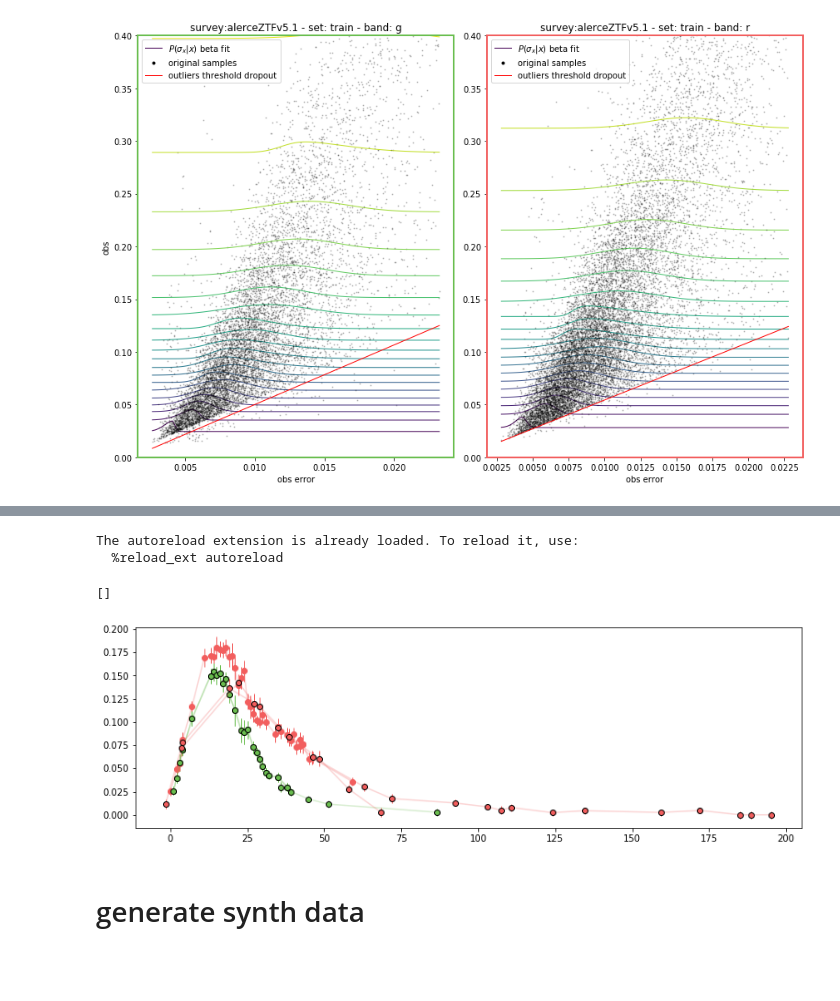
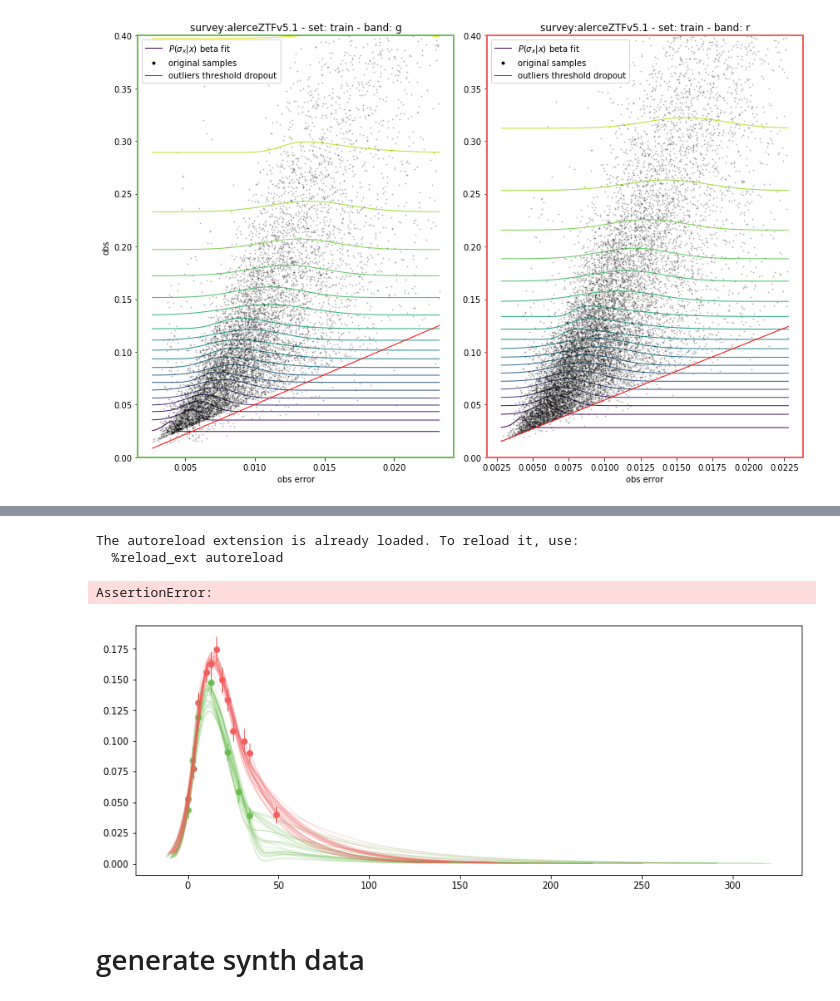
Before and after one commit to oscarpimentel/astro-lightcurves-handler, a Jupyter notebook: experiments/notebooks/create_parametric_model_dataset.ipynb, the cells around one changed output, grey strips where cells are left out. Cells and saved outputs as stored; diff of their text form; code cells hidden in the pictures; blank space fills up the shorter version.

```diff
--- a/experiments/notebooks/create_parametric_model_dataset.ipynb
+++ b/experiments/notebooks/create_parametric_model_dataset.ipynb
@@ -91,29 +91,44 @@ The autoreload extension is already loaded. To reload it, use:
 # %%
 %load_ext autoreload
 %autoreload 2
-from lchandler.synthetic.synthetic_curve_generators import FakeSNeGeneratorCF
+from lchandler.synthetic.synthetic_curve_generators import SynSNeGeneratorCF, SynSNeGeneratorMCMC
 from lchandler.plots.lc import plot_lightcurve
+from flamingchoripan.datascience.statistics import XError
 import matplotlib.pyplot as plt
+from lchandler import C_
 
 lcobj = lcdataset['raw'].get_random_lcobj(return_key=0)
 band_names = lcdataset['raw'].band_names
-aa = FakeSNeGeneratorCF(lcobj, band_names, obse_sampler_bdict, length_sampler_bdict)
-new_lcobjs = aa.sample_curves(2)
+sne_generator = SynSNeGeneratorMCMC(lcobj, band_names, obse_sampler_bdict, length_sampler_bdict)
+#new_lcobjs = sne_generator.sample_curves(2)
+new_lcobjs = sne_generator.sample_curves(30, uses_pm_obs=1)
 
-fig, ax = plt.subplots(1,1,figsize=(13,4))
+fig, ax = plt.subplots(1,1,figsize=(13,5))
 for b in band_names:
     plot_lightcurve(ax, lcobj, b)
 
 for b in band_names:
     for new_lcobj in new_lcobjs:
-        plot_lightcurve(ax, new_lcobj, b, is_synthetic=1)
+        ax.plot(new_lcobj.get_b(b).days, new_lcobj.get_b(b).obs, alpha=0.2, lw=1, c=C_.COLOR_DICT[b])
+
+assert 0
+for b in band_names:
+    curves = [new_lcobj.get_b(b).obs[None] for new_lcobj in new_lcobjs if len(new_lcobj.get_b(b))==100]
+    curves = np.concatenate(curves, axis=0)
+    print(curves.shape)
+    days = new_lcobjs[0].get_b(b).days
+    xe = XError(curves, 0)
+    ax.fill_between(days, xe.p5, xe.p95, alpha=0.5, lw=0)
+    ax.plot(days, xe.p50, alpha=1)
+    #for new_lcobj in new_lcobjs:
+    #    plot_lightcurve(ax, new_lcobj, b, is_synthetic=1)
 
 plt.plot()
 # %% [output]
 The autoreload extension is already loaded. To reload it, use:
   %reload_ext autoreload
-[]
+AssertionError:
-[figure, old version]
+[figure, new version]
 # %% [markdown]
 # generate synth data
 # %%
```
Also changed, not shown: parts of 1 cell of this notebook, 6 other files.
